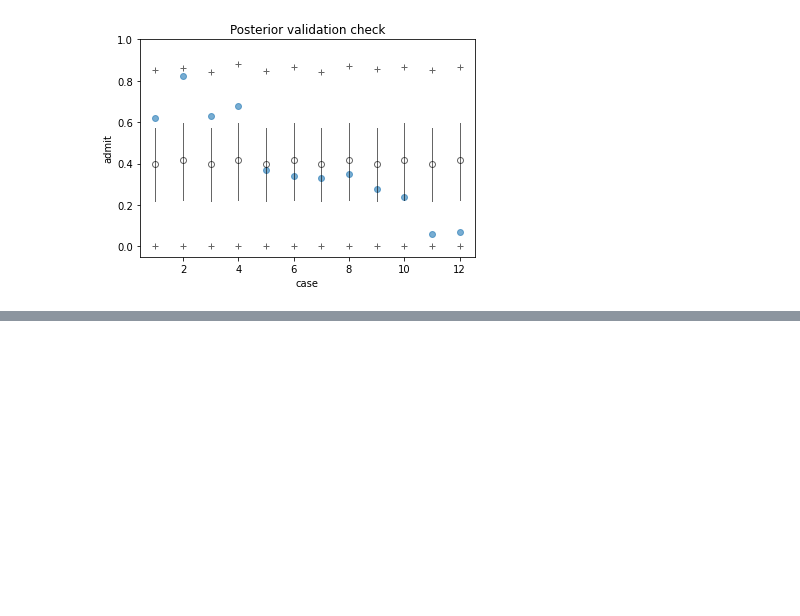
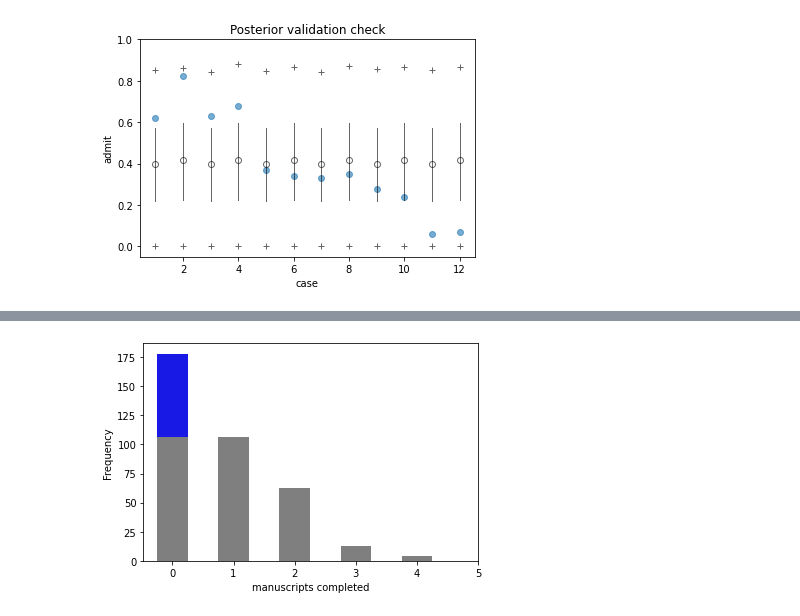
Before and after one commit to danhphan/bayesian-inferences, a Jupyter notebook: _00_rethink_stats_week7_course.ipynb, the cells around one changed output, grey strips where cells are left out. Cells and saved outputs as stored; diff of their text form; code cells hidden in the pictures; blank space fills up the shorter version.

```diff
--- a/_00_rethink_stats_week7_course.ipynb
+++ b/_00_rethink_stats_week7_course.ipynb
@@ -107,0 +208,12 @@ plt.ylim(-0.05, 1);
+# %%
+zeros_drink = drink.sum()
+zeros_work = (y == 0).sum() - zeros_drink
+
+bins = np.arange(y.max() + 1) - 0.5
+plt.hist(y, bins=bins, align="mid", rwidth=.5, color="k", alpha=0.5)
+plt.bar(0.0, zeros_drink, bottom=zeros_work, width=.5, color="b", alpha=0.8)
+plt.xticks(bins + 0.5)
+plt.xlabel("manuscripts completed")
+plt.ylabel("Frequency");
+# %% [output]
+[figure, added]
```
Also changed, not shown: parts of 18 cells of this notebook.
